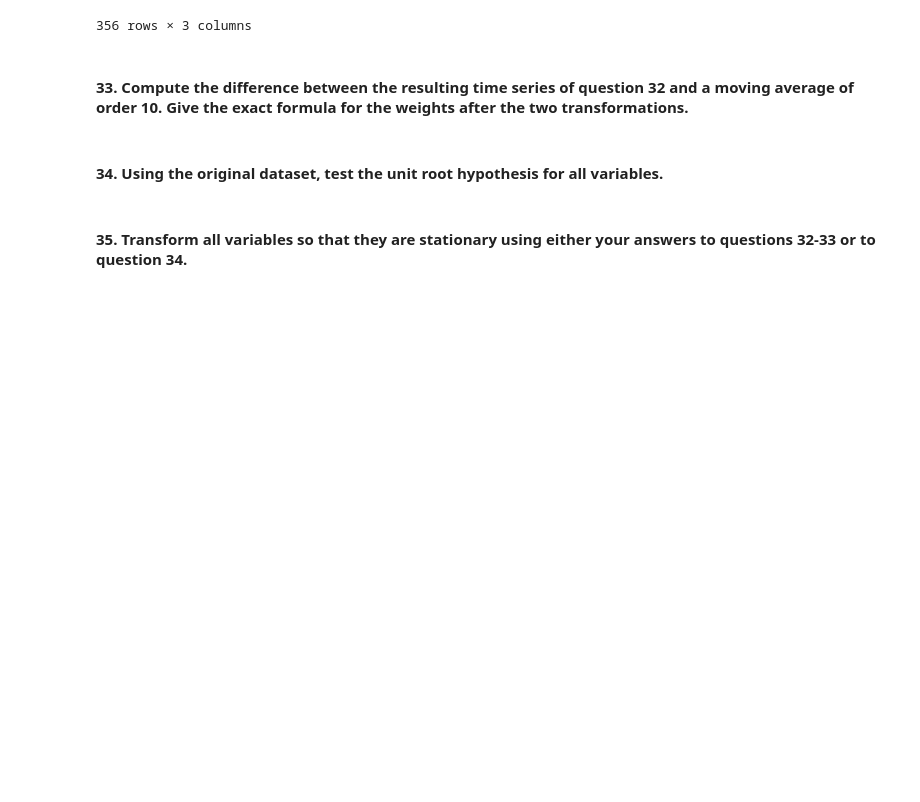
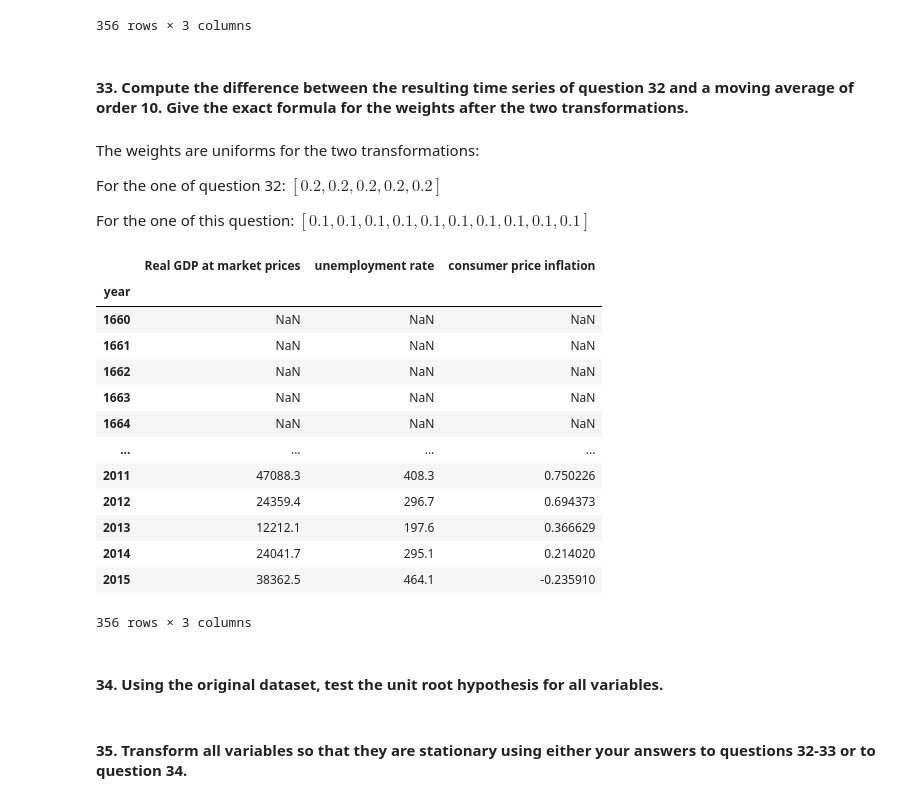
Before and after one commit to vinibalvarenga/MODS202, a Jupyter notebook: final_project.ipynb, the cells around one changed output. Cells and saved outputs as stored; diff of their text form; code cells hidden in the pictures; blank space fills up the shorter version.

Commit message:
question 33

```diff
--- a/final_project.ipynb
+++ b/final_project.ipynb
@@ -1066,6 +1068,33 @@ df_stationary
 356 rows × 3 columns
 # %% [markdown]
 #### 33. Compute the difference between the resulting time series of question 32 and a moving average of order 10. Give the exact formula for the weights after the two transformations.
+# %% [markdown]
+The weights are uniforms for the two transformations:
+
+For the one of question 32: $[0.2, 0.2, 0.2, 0.2, 0.2]$
+
+For the one of this question: $[0.1, 0.1, 0.1, 0.1, 0.1, 0.1, 0.1, 0.1, 0.1, 0.1]$
+# %%
+# Calculate the moving average of order 10 for each time series
+df_ma_10 = df.rolling(window=10).mean()
+
+df_ma_diff = df_ma - df_ma_10
+df_ma_diff
+# %% [output]
+|  | Real GDP at market prices | unemployment rate | consumer price inflation |
+| year |  |  |  |
+| 1660 | NaN | NaN | NaN |
+| 1661 | NaN | NaN | NaN |
+| 1662 | NaN | NaN | NaN |
+| 1663 | NaN | NaN | NaN |
+| 1664 | NaN | NaN | NaN |
+| ... | ... | ... | ... |
+| 2011 | 47088.3 | 408.3 | 0.750226 |
+| 2012 | 24359.4 | 296.7 | 0.694373 |
+| 2013 | 12212.1 | 197.6 | 0.366629 |
+| 2014 | 24041.7 | 295.1 | 0.214020 |
+| 2015 | 38362.5 | 464.1 | -0.235910 |
+356 rows × 3 columns
 # %% [markdown]
 #### 34. Using the original dataset, test the unit root hypothesis for all variables.
 # %% [markdown]
```
Also changed, not shown: parts of 1 cell of this notebook.
